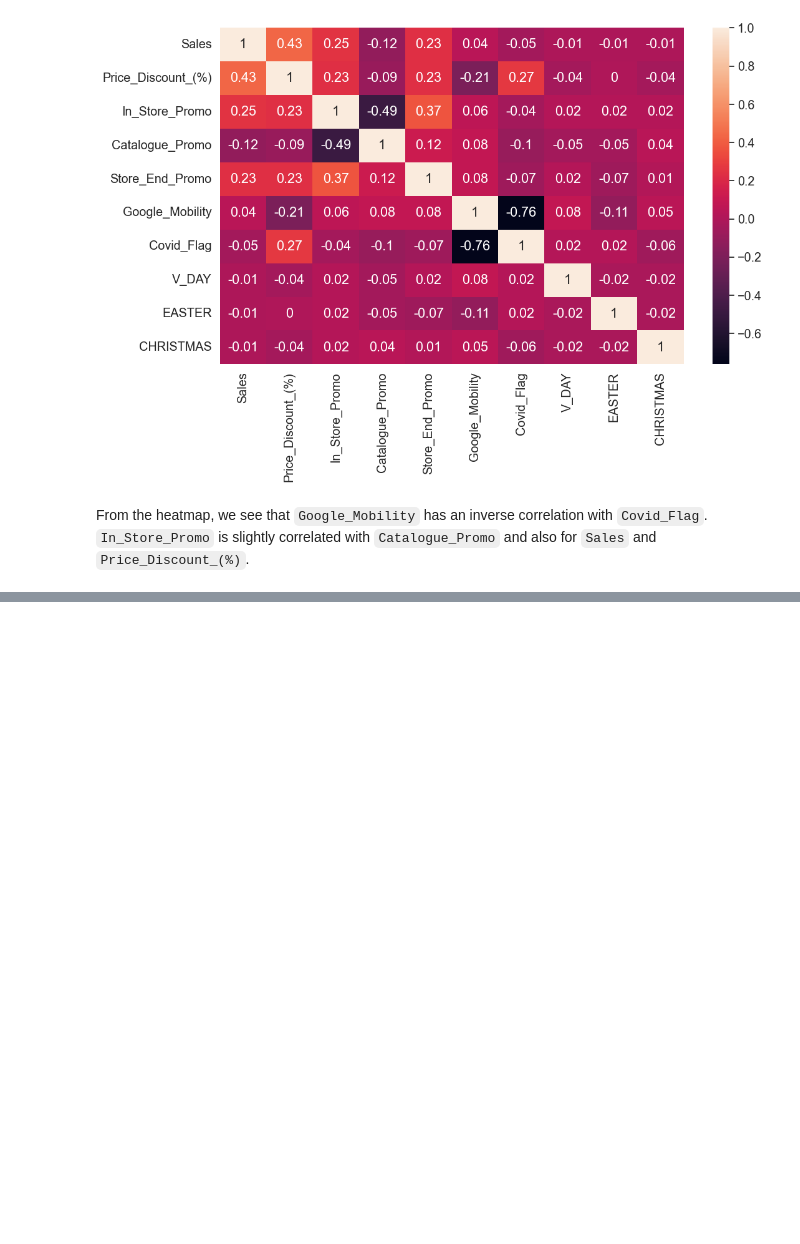
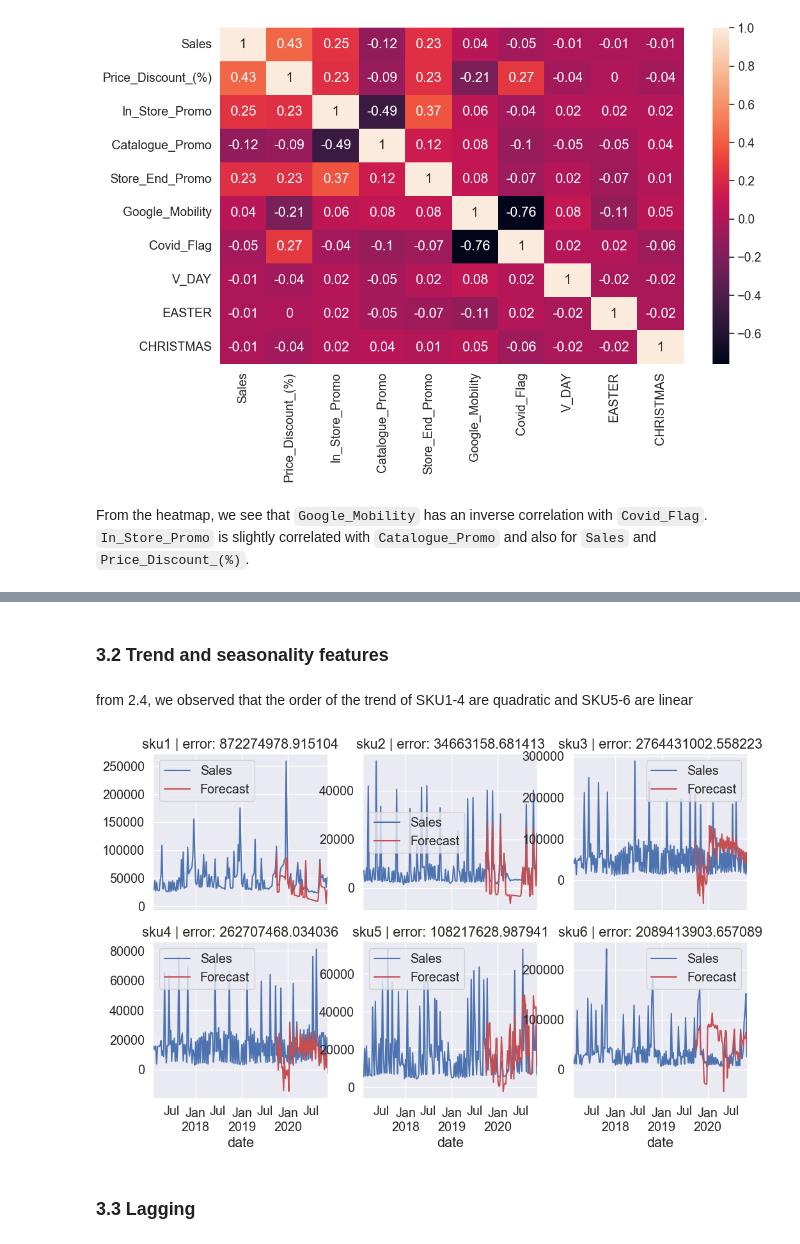
Before and after one commit to keithonpy/bev_retail_forecasting, a Jupyter notebook: retail_forecasting.ipynb, the cells around one changed output, grey strips where cells are left out. Drawn from its saved outputs; the diff is of its cells as text; code cells hidden in the pictures; blank space fills up the shorter version.

Commit message:
update feature engineering - trend and seasonality and feature engineering -lagging

```diff
--- a/retail_forecasting.ipynb
+++ b/retail_forecasting.ipynb
@@ -494,2 +370,0 @@ def sarima_eva(y,order,seasonal_order,seasonal_period,pred_date,y_to_test):
-# %%
-model = sarima_eva(y,(1, 1, 1),(1, 1, 0, 52),52,'2019-06-02',y_to_val)
@@ -609,0 +392,2 @@ array(['2012-10-01T00:00:00.000000000', '2012-10-08T00:00:00.000000000',
+# %% [markdown]
+### 3.2 Trend and seasonality features
@@ -609,0 +410,10 @@ array(['2012-10-01T00:00:00.000000000', '2012-10-08T00:00:00.000000000',
+# %% [markdown]
+from 2.4, we observed that the order of the trend of SKU1-4 are quadratic and SKU5-6 are linear
+# %%
+
+for key, train_sku in X_train_skus.items():
+    val_sku = X_val_skus[key]
+#     if int(key[3]) == 1:
+#         X_train_skus[key], X_val_skus[key] = add_trend_n_season(train_sku, val_sku, 2)
+#     else:
+    X_train_skus[key], X_val_skus[key] = add_trend_n_season(train_sku, val_sku, 2)
@@ -609,0 +441,33 @@ array(['2012-10-01T00:00:00.000000000', '2012-10-08T00:00:00.000000000',
+# %%
+fig, ax = plt.subplots(2,3 , figsize=(12,7), sharex = True)
+
+for i, (key, X_train_sku) in enumerate(X_train_skus.items()):
+
+    X_val_sku = X_val_skus[key]
+    y_train_sku = y_train_skus[key]
+    y_val_sku = y_val_skus[key]
+    plot_forcast(key, skus[key].Sales,
+                 X_train_sku,
+                y_train_sku,
+                X_val_sku,
+                y_val_sku,
+                ax = ax[i // 3][i % 3])
+
+
+
+#     model = LinearRegression(fit_intercept=False)
+#     _ = model.fit(X_train_skus['sku3_X_train'], y_train_skus['sku3_y_train'])
+
+#     y_pred = pd.Series(model.predict(X_val_skus['sku3_X_val']), index=y_val_skus['sku3_y_val'].index)
+#     # X_fore = dp.out_of_sample(steps=len(d), forecast_index =d)
+#     # y_fore = pd.Series(model.predict(X_fore), index=X_fore.index)
+
+#     # ax = y.plot(color='0.25', style='.', title="Tunnel Traffic - Seasonal Forecast")
+#     # ax = y_skus['sku2_y_val'].plot(ax = ax, color = 'r')
+#     ax = y_pred.plot(label="Seasonal")
+#     # ax = y_fore.plot(ax=ax, label="Seasonal Forecast", color='C3')
+#     _ = ax.legend()
+# %% [output]
+[figure, added]
+# %% [markdown]
+### 3.3 Lagging
```
Also changed, not shown: parts of 64 cells of this notebook.
